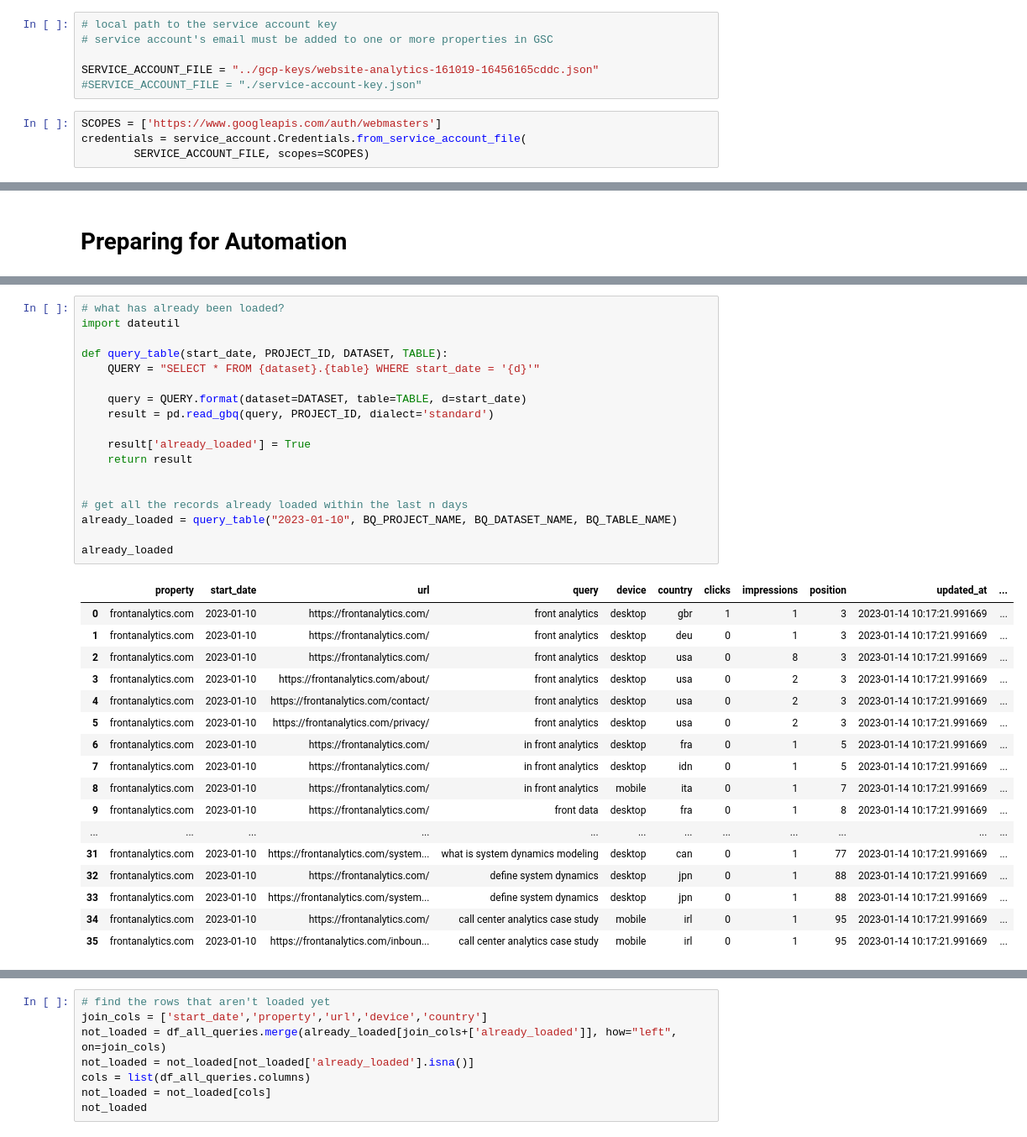
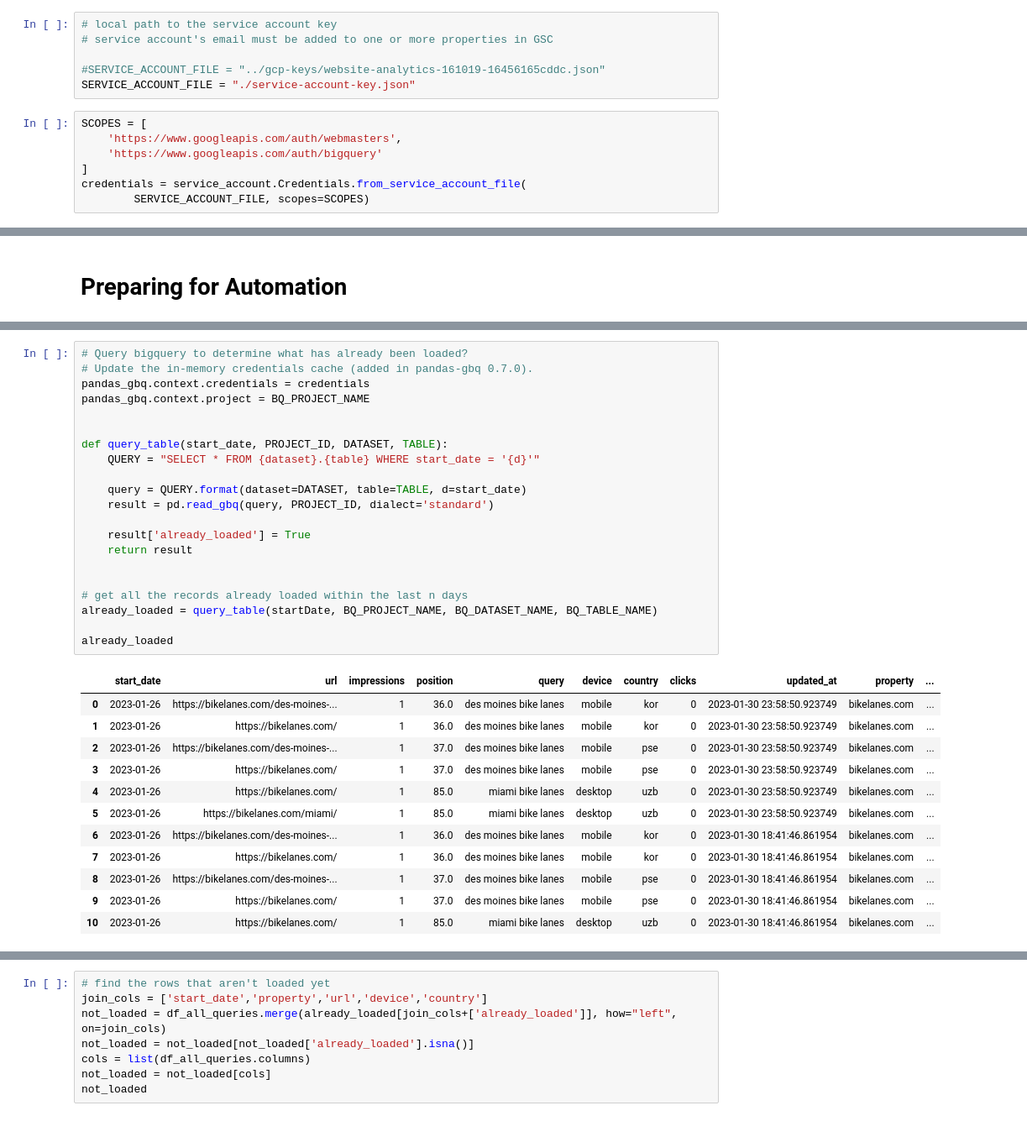
Before and after one commit to FrontAnalyticsInc/data-winners, a Jupyter notebook: datasource-api-google-search-console/part2-gsc-api-upload-to-bigquery.ipynb, the cells around one changed output, grey strips where cells are left out. Shown at 84% size. Cells and saved outputs as stored; diff of their text form.

```diff
--- a/datasource-api-google-search-console/part2-gsc-api-upload-to-bigquery.ipynb
+++ b/datasource-api-google-search-console/part2-gsc-api-upload-to-bigquery.ipynb
@@ -78,10 +78,13 @@ We use the service account JSON Key we get credentials.
 # local path to the service account key
 # service account's email must be added to one or more properties in GSC
 
-SERVICE_ACCOUNT_FILE = "../gcp-keys/website-analytics-161019-16456165cddc.json"
-#SERVICE_ACCOUNT_FILE = "./service-account-key.json"
+#SERVICE_ACCOUNT_FILE = "../gcp-keys/website-analytics-161019-16456165cddc.json"
+SERVICE_ACCOUNT_FILE = "./service-account-key.json"
 # %%
-SCOPES = ['https://www.googleapis.com/auth/webmasters']
+SCOPES = [
+    'https://www.googleapis.com/auth/webmasters',
+    'https://www.googleapis.com/auth/bigquery'
+]
 credentials = service_account.Credentials.from_service_account_file(
         SERVICE_ACCOUNT_FILE, scopes=SCOPES)
 # %%
@@ -412,37 +448,35 @@ Requirement already satisfied: six>=1.5 in /usr/lib/python3/dist-packages (from
 [notice] To update, run: python3 -m pip install --upgrade pip
 # %%
-# what has already been loaded?
-import dateutil
+# Query bigquery to determine what has already been loaded?
+# Update the in-memory credentials cache (added in pandas-gbq 0.7.0).
+pandas_gbq.context.credentials = credentials
+pandas_gbq.context.project = BQ_PROJECT_NAME
+
 
 def query_table(start_date, PROJECT_ID, DATASET, TABLE):
     QUERY = "SELECT * FROM {dataset}.{table} WHERE start_date = '{d}'"
 
     query = QUERY.format(dataset=DATASET, table=TABLE, d=start_date)
     result = pd.read_gbq(query, PROJECT_ID, dialect='standard')
 
     result['already_loaded'] = True
     return result
 
 
 # get all the records already loaded within the last n days
-already_loaded = query_table("2023-01-10", BQ_PROJECT_NAME, BQ_DATASET_NAME, BQ_TABLE_NAME)
+already_loaded = query_table(startDate, BQ_PROJECT_NAME, BQ_DATASET_NAME, BQ_TABLE_NAME)
 
 already_loaded
 # %% [output]
-|  | property | start_date | url | query | device | country | clicks | impressions | position | updated_at | ... |
-| 0 | frontanalytics.com | 2023-01-10 | https://frontanalytics.com/ | front analytics | desktop | gbr | 1 | 1 | 3 | 2023-01-14 10:17:21.991669 | ... |
-| 1 | frontanalytics.com | 2023-01-10 | https://frontanalytics.com/ | front analytics | desktop | deu | 0 | 1 | 3 | 2023-01-14 10:17:21.991669 | ... |
-| 2 | frontanalytics.com | 2023-01-10 | https://frontanalytics.com/ | front analytics | desktop | usa | 0 | 8 | 3 | 2023-01-14 10:17:21.991669 | ... |
-| 3 | frontanalytics.com | 2023-01-10 | https://frontanalytics.com/about/ | front analytics | desktop | usa | 0 | 2 | 3 | 2023-01-14 10:17:21.991669 | ... |
-| 4 | frontanalytics.com | 2023-01-10 | https://frontanalytics.com/contact/ | front analytics | desktop | usa | 0 | 2 | 3 | 2023-01-14 10:17:21.991669 | ... |
-| 5 | frontanalytics.com | 2023-01-10 | https://frontanalytics.com/privacy/ | front analytics | desktop | usa | 0 | 2 | 3 | 2023-01-14 10:17:21.991669 | ... |
-| 6 | frontanalytics.com | 2023-01-10 | https://frontanalytics.com/ | in front analytics | desktop | fra | 0 | 1 | 5 | 2023-01-14 10:17:21.991669 | ... |
-| 7 | frontanalytics.com | 2023-01-10 | https://frontanalytics.com/ | in front analytics | desktop | idn | 0 | 1 | 5 | 2023-01-14 10:17:21.991669 | ... |
-| 8 | frontanalytics.com | 2023-01-10 | https://frontanalytics.com/ | in front analytics | mobile | ita | 0 | 1 | 7 | 2023-01-14 10:17:21.991669 | ... |
-| 9 | frontanalytics.com | 2023-01-10 | https://frontanalytics.com/ | front data | desktop | fra | 0 | 1 | 8 | 2023-01-14 10:17:21.991669 | ... |
-| ... | ... | ... | ... | ... | ... | ... | ... | ... | ... | ... | ... |
-| 31 | frontanalytics.com | 2023-01-10 | https://frontanalytics.com/system... | what is system dynamics modeling | desktop | can | 0 | 1 | 77 | 2023-01-14 10:17:21.991669 | ... |
-| 32 | frontanalytics.com | 2023-01-10 | https://frontanalytics.com/ | define system dynamics | desktop | jpn | 0 | 1 | 88 | 2023-01-14 10:17:21.991669 | ... |
-| 33 | frontanalytics.com | 2023-01-10 | https://frontanalytics.com/system... | define system dynamics | desktop | jpn | 0 | 1 | 88 | 2023-01-14 10:17:21.991669 | ... |
-| 34 | frontanalytics.com | 2023-01-10 | https://frontanalytics.com/ | call center analytics case study | mobile | irl | 0 | 1 | 95 | 2023-01-14 10:17:21.991669 | ... |
-| 35 | frontanalytics.com | 2023-01-10 | https://frontanalytics.com/inboun... | call center analytics case study | mobile | irl | 0 | 1 | 95 | 2023-01-14 10:17:21.991669 | ... |
+|  | start_date | url | impressions | position | query | device | country | clicks | updated_at | property | ... |
+| 0 | 2023-01-26 | https://bikelanes.com/des-moines-... | 1 | 36.0 | des moines bike lanes | mobile | kor | 0 | 2023-01-30 23:58:50.923749 | bikelanes.com | ... |
+| 1 | 2023-01-26 | https://bikelanes.com/ | 1 | 36.0 | des moines bike lanes | mobile | kor | 0 | 2023-01-30 23:58:50.923749 | bikelanes.com | ... |
+| 2 | 2023-01-26 | https://bikelanes.com/des-moines-... | 1 | 37.0 | des moines bike lanes | mobile | pse | 0 | 2023-01-30 23:58:50.923749 | bikelanes.com | ... |
+| 3 | 2023-01-26 | https://bikelanes.com/ | 1 | 37.0 | des moines bike lanes | mobile | pse | 0 | 2023-01-30 23:58:50.923749 | bikelanes.com | ... |
+| 4 | 2023-01-26 | https://bikelanes.com/ | 1 | 85.0 | miami bike lanes | desktop | uzb | 0 | 2023-01-30 23:58:50.923749 | bikelanes.com | ... |
+| 5 | 2023-01-26 | https://bikelanes.com/miami/ | 1 | 85.0 | miami bike lanes | desktop | uzb | 0 | 2023-01-30 23:58:50.923749 | bikelanes.com | ... |
+| 6 | 2023-01-26 | https://bikelanes.com/des-moines-... | 1 | 36.0 | des moines bike lanes | mobile | kor | 0 | 2023-01-30 18:41:46.861954 | bikelanes.com | ... |
+| 7 | 2023-01-26 | https://bikelanes.com/ | 1 | 36.0 | des moines bike lanes | mobile | kor | 0 | 2023-01-30 18:41:46.861954 | bikelanes.com | ... |
+| 8 | 2023-01-26 | https://bikelanes.com/des-moines-... | 1 | 37.0 | des moines bike lanes | mobile | pse | 0 | 2023-01-30 18:41:46.861954 | bikelanes.com | ... |
+| 9 | 2023-01-26 | https://bikelanes.com/ | 1 | 37.0 | des moines bike lanes | mobile | pse | 0 | 2023-01-30 18:41:46.861954 | bikelanes.com | ... |
+| 10 | 2023-01-26 | https://bikelanes.com/ | 1 | 85.0 | miami bike lanes | desktop | uzb | 0 | 2023-01-30 18:41:46.861954 | bikelanes.com | ... |
```
Also changed, not shown: parts of 14 cells of this notebook, 6 other files.
